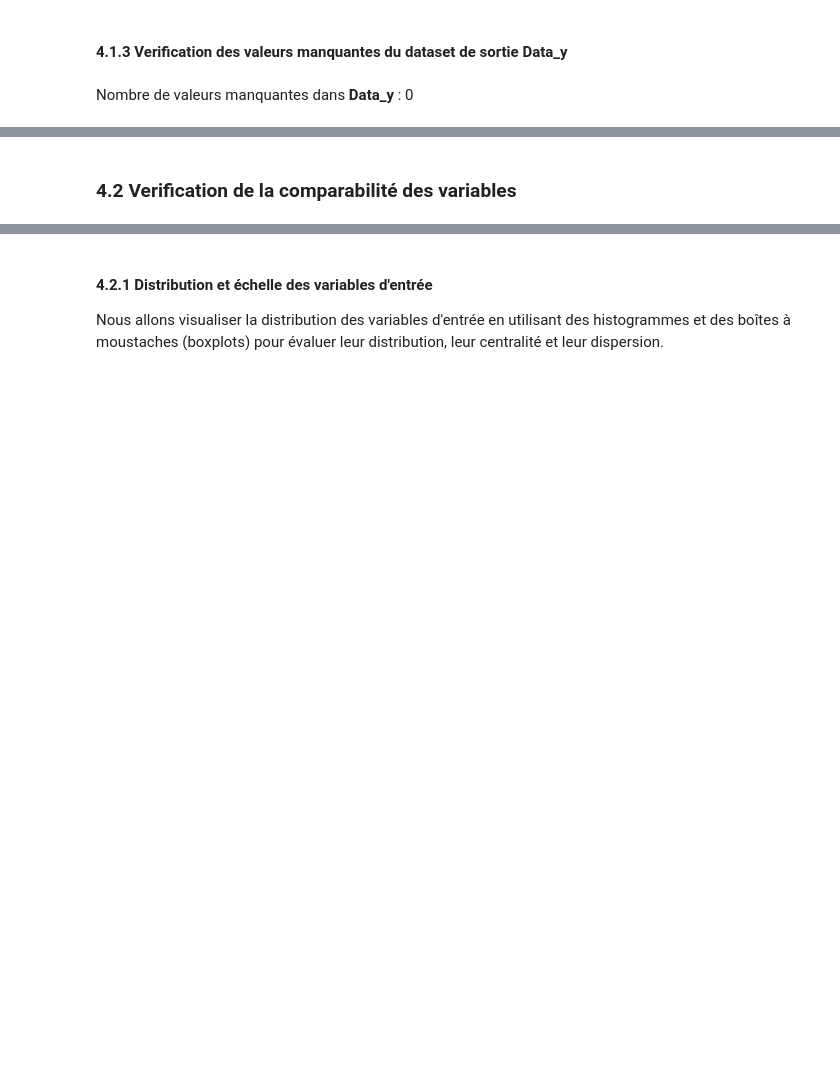
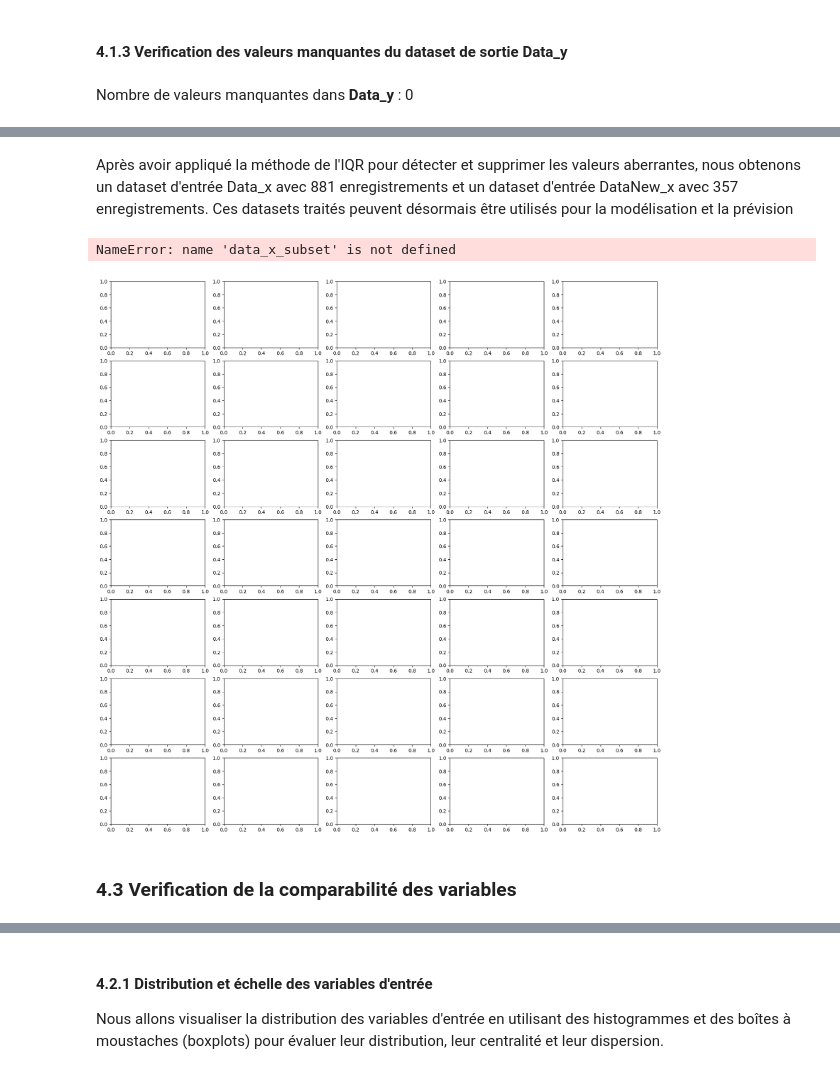
Before and after one commit to CorentinP1234/PROJETML, a Jupyter notebook: Untitled.ipynb, the cells around one changed output, grey strips where cells are left out. Saved outputs shown, nothing was run; the diff lists cells and outputs as text; code cells hidden in the pictures; blank space fills up the shorter version.

```diff
--- a/Untitled.ipynb
+++ b/Untitled.ipynb
@@ -275,0 +396,13 @@ Nombre de valeurs manquantes dans **Data_y** :
+# %% [markdown]
+Après avoir appliqué la méthode de l'IQR pour détecter et supprimer les valeurs aberrantes, nous obtenons un dataset d'entrée Data_x avec 881 enregistrements et un dataset d'entrée DataNew_x avec 357 enregistrements. Ces datasets traités peuvent désormais être utilisés pour la modélisation et la prévision
+# %%
+# Boxplots for each input variable
+fig, axes = plt.subplots(nrows=7, ncols=5, figsize=(20, 20))
+for ax, col in zip(axes.flatten(), data_x_subset.columns):
+    all_data_x[[col]].boxplot(ax=ax)
+    ax.set_title(col, fontsize=10)
+plt.tight_layout()
+plt.show()
+# %% [output]
+NameError: name 'data_x_subset' is not defined
+[figure, added]
@@ -276,2 +438,2 @@ Nombre de valeurs manquantes dans **Data_y** :
 # %% [markdown]
-### 4.2 Verification de la comparabilité des variables
+### 4.3 Verification de la comparabilité des variables
```
Also changed, not shown: parts of 43 cells of this notebook, 1 other file.
